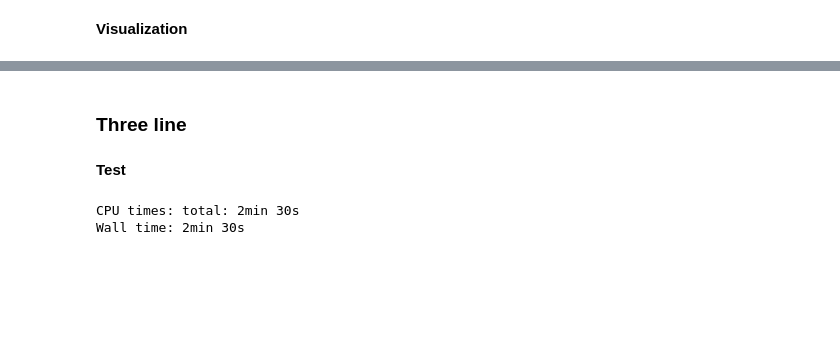
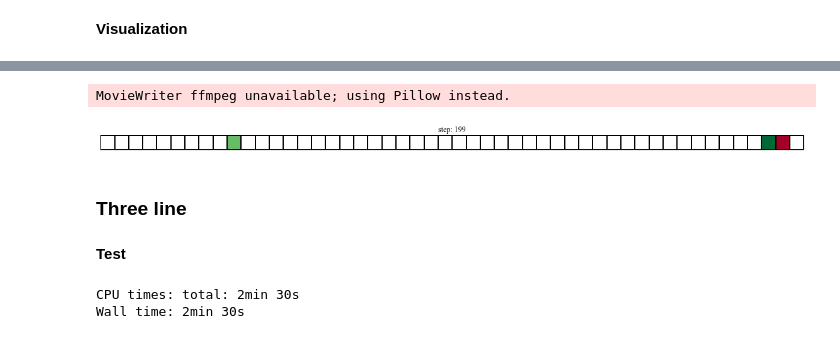
Before and after one commit to MaksKos/TrafficModel, a Jupyter notebook: research.ipynb, the cells around one changed output, grey strips where cells are left out. Drawn from its saved outputs; the diff is of its cells as text; code cells hidden in the pictures; blank space fills up the shorter version.

```diff
--- a/research.ipynb
+++ b/research.ipynb
@@ -133,7 +158,39 @@ plt.show()
+# %%
+left, right = 0, 50
+
+fig, ax = plt.subplots(figsize=(20,2))
+
+ax.tick_params(left=False, labelleft=False, bottom=False, labelbottom=False)
+
+def animate(i):
+    ax.clear()
+    cells = layers[i].astype(float).reshape((1,layers.shape[1]))
+    line = ax.pcolor(cells[:,left:right], cmap="RdYlGn", vmin=0, vmax=5)
+    ax.set_title(f"step: {i}")
+    ax.set_xticks(np.arange(right-left+1))
+    ax.set_yticks([0,1])
+    ax.grid(color='black', linewidth=2)
+    plt.gca().set_aspect('equal', adjustable='box')
+    return line
+
+#  Создаем объект анимации:
+sin_animation = animation.FuncAnimation(fig,
+                                      animate,
+                                      frames=np.arange(0, layers.shape[0]),
+                                      interval = 500,
+                                      repeat = False)
+
+#  Сохраняем анимацию в виде gif файла:
+sin_animation.save('data/animation_slow.gif',
+                 writer='ffmpeg',
+                  dpi=300)
+# %% [output]
+MovieWriter ffmpeg unavailable; using Pillow instead.
+[figure, added]
 # %% [markdown]
 ### Three line
-# %% [markdown]
-__Test__
+# %% [markdown]
+__Test__
 # %%
 road_param = {
     "N_cells": 1000,
```
Also changed, not shown: parts of 33 cells of this notebook, 1 other file.
